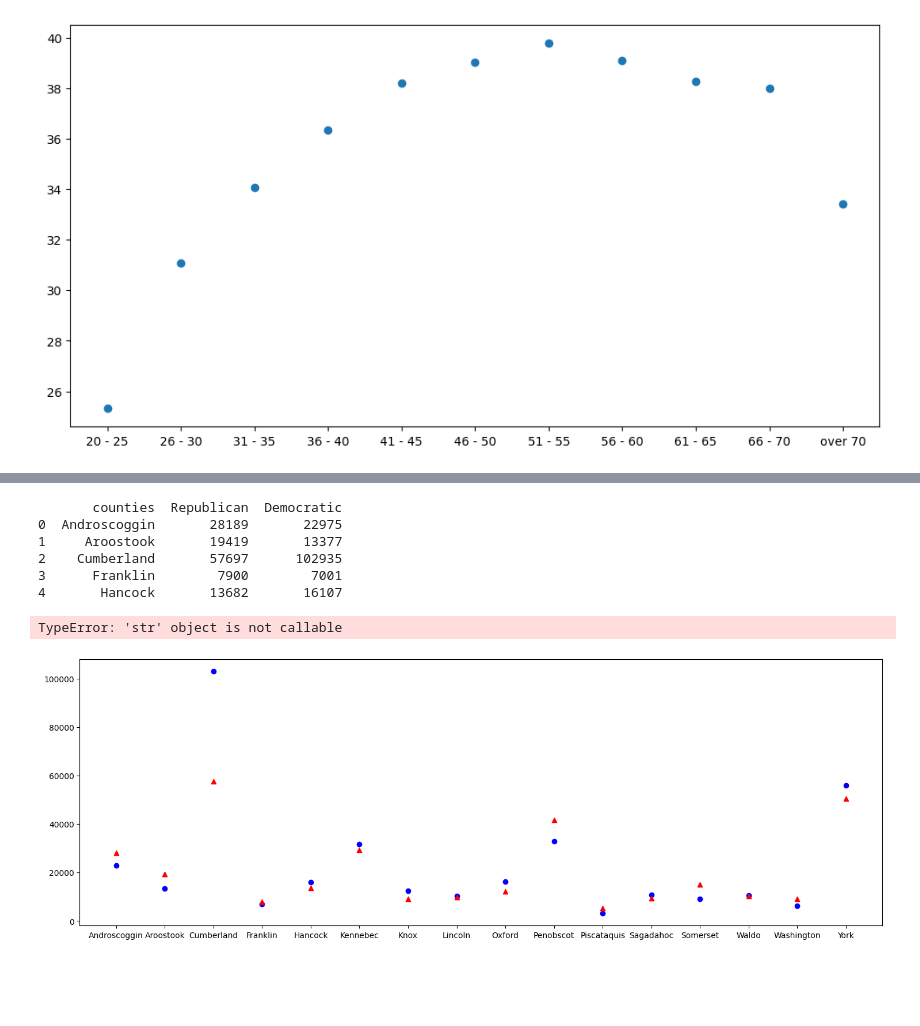
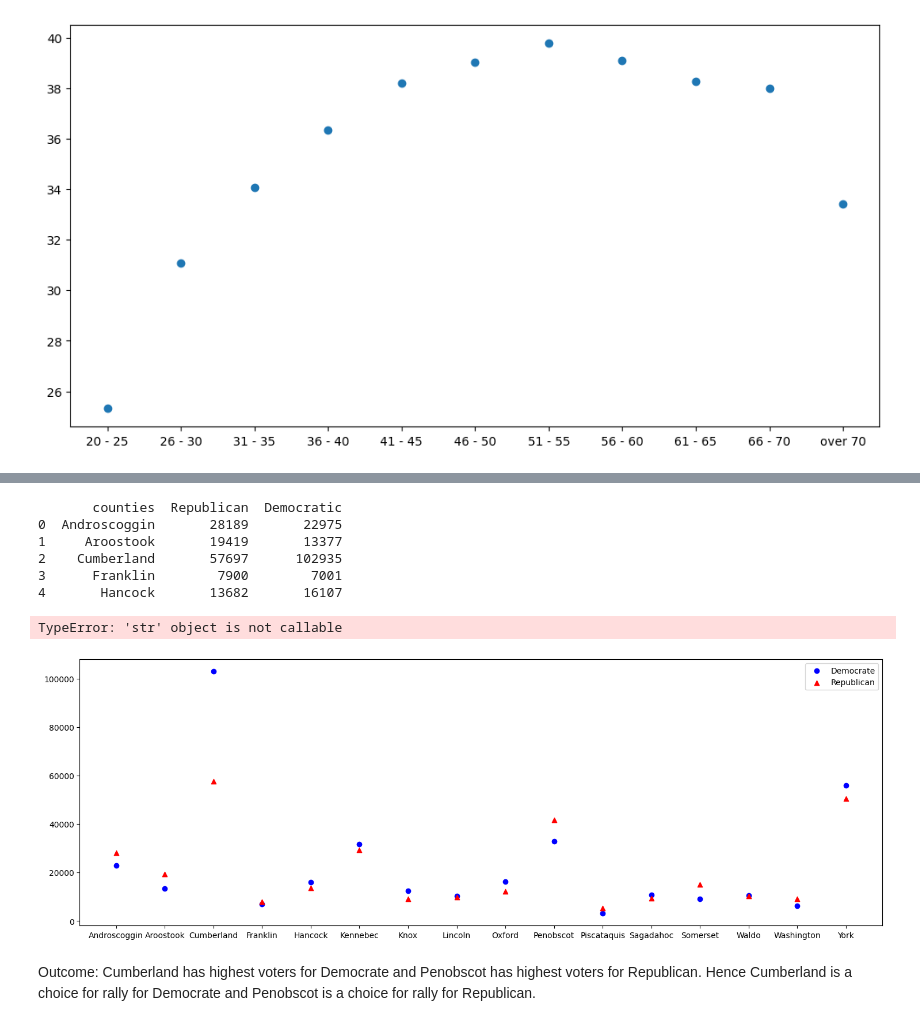
Before and after one commit to aleem-dev/DataAnalysis, a Jupyter notebook: DS-Python-EngyFouda/ch-3/scatterplot.ipynb, the cells around one changed output, grey strips where cells are left out. Saved outputs shown, nothing was run; the diff lists cells and outputs as text; code cells hidden in the pictures; blank space fills up the shorter version.

Commit message:
End of scatterplot moving on the histrogram

```diff
--- a/DS-Python-EngyFouda/ch-3/scatterplot.ipynb
+++ b/DS-Python-EngyFouda/ch-3/scatterplot.ipynb
@@ -101,28 +101,30 @@ These patterns help students and analysts visually assess how two variables rela
 # %%
 # Multiple scatter plots in same graph
 import pandas as pd
 import matplotlib.pyplot as plt
 
 #import data
 df  =   pd.read_excel('./MAINECOUNTIESPARTIES.xlsx')
 #print(df.info())
 print(df.head())
 #print(df.describe())
 
 #plot data
 plt.figure(figsize=(18,6))
-plt.scatter(df['counties'],df['Democratic'],c=['b'])
-plt.scatter(df['counties'],df['Republican'],marker='^',c=['r'])
+plt.scatter(df['counties'],df['Democratic'],c=['b'],label='Democrate')
+plt.scatter(df['counties'],df['Republican'],marker='^',c=['r'],label='Republican')
 plt.legend()
 plt.xlabel('Counties')
 plt.ylabel('Republican red and Democratic blue')
 plt.title('Maine Counties and Parties')
 # %% [output]
        counties  Republican  Democratic
 0  Androscoggin       28189       22975
 1     Aroostook       19419       13377
 2    Cumberland       57697      102935
 3      Franklin        7900        7001
 4       Hancock       13682       16107
 TypeError: 'str' object is not callable
-[figure, old version]
+[figure, new version]
+# %% [markdown]
+Outcome: Cumberland has highest voters for Democrate and Penobscot has highest voters for Republican.  Hence Cumberland is a choice for rally for Democrate and Penobscot is a choice for rally for Republican.
```
